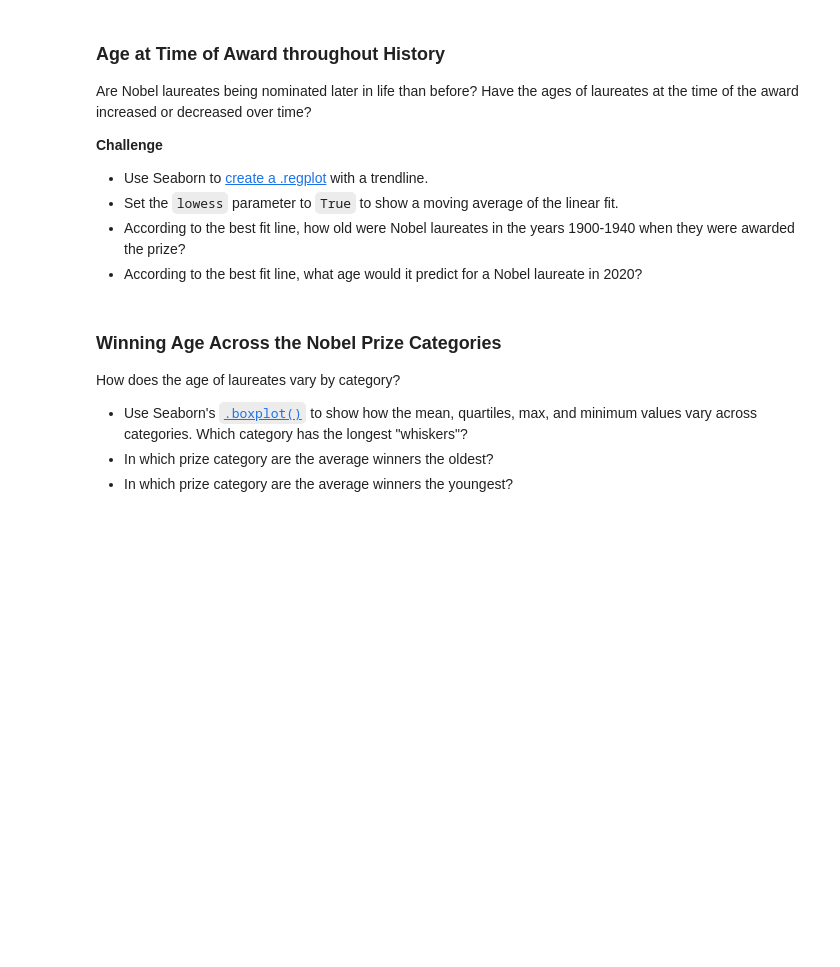
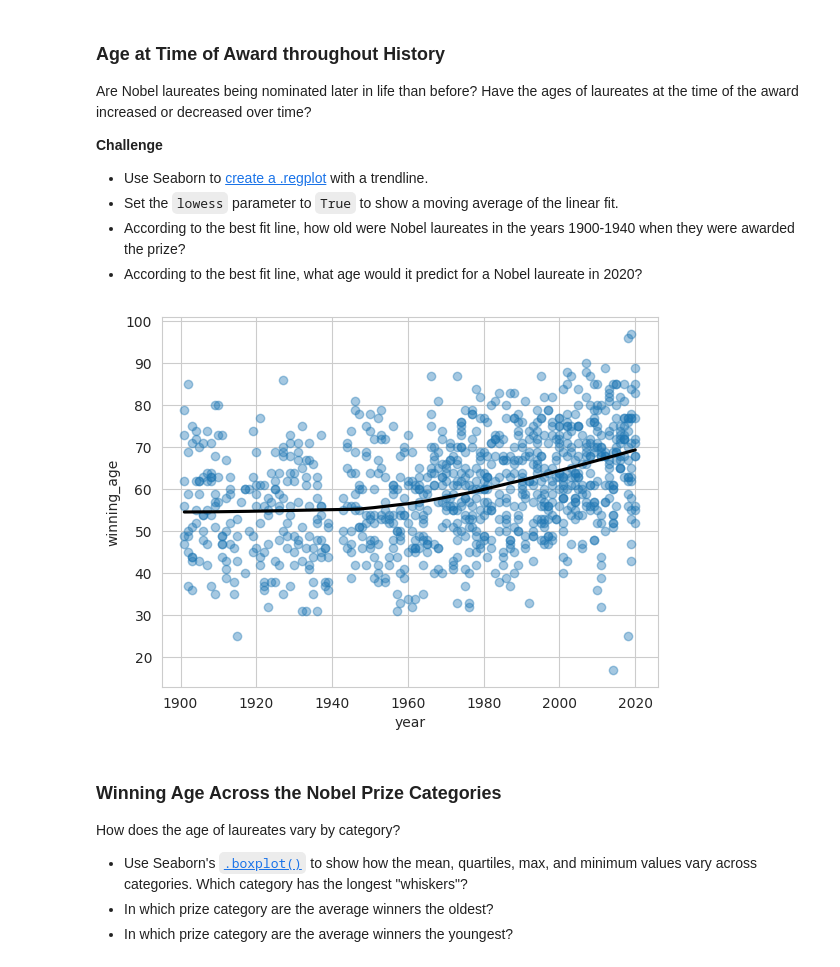
Before and after one commit to bluescreenlife/100-days-of-code, a Jupyter notebook: day_79_nobel_prize_data/Nobel_Prize_Analysis_(start).ipynb, the cells around one changed output. Drawn from its saved outputs; the diff is of its cells as text; code cells hidden in the pictures; blank space fills up the shorter version.

```diff
--- a/day_79_nobel_prize_data/Nobel_Prize_Analysis_(start).ipynb
+++ b/day_79_nobel_prize_data/Nobel_Prize_Analysis_(start).ipynb
@@ -904,6 +956,15 @@ Are Nobel laureates being nominated later in life than before? Have the ages of
 * Set the `lowess` parameter to `True` to show a moving average of the linear fit.
 * According to the best fit line, how old were Nobel laureates in the years 1900-1940 when they were awarded the prize?
 * According to the best fit line, what age would it predict for a Nobel laureate in 2020?
+# %%
+with sns.axes_style('whitegrid'):
+    sns.regplot(df_data, x='year', y='winning_age',
+                lowess=True, scatter_kws={'alpha': 0.4},
+                line_kws={'color': 'black'})
+
+plt.show()
+# %% [output]
+[figure, added]
 # %% [markdown]
 ### Winning Age Across the Nobel Prize Categories
 
```
Also changed, not shown: parts of 12 cells of this notebook.
